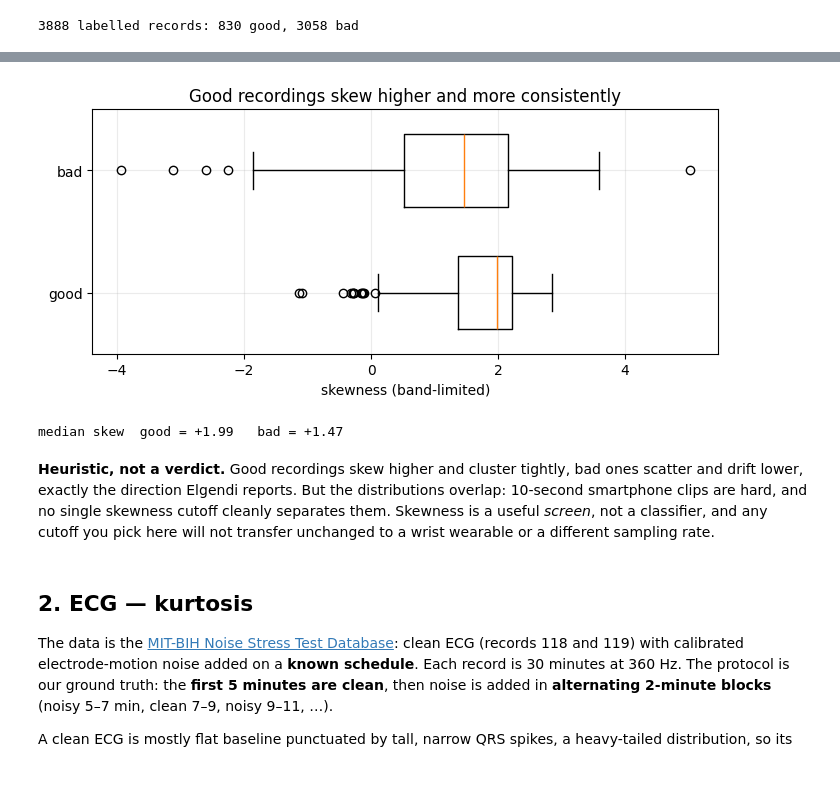
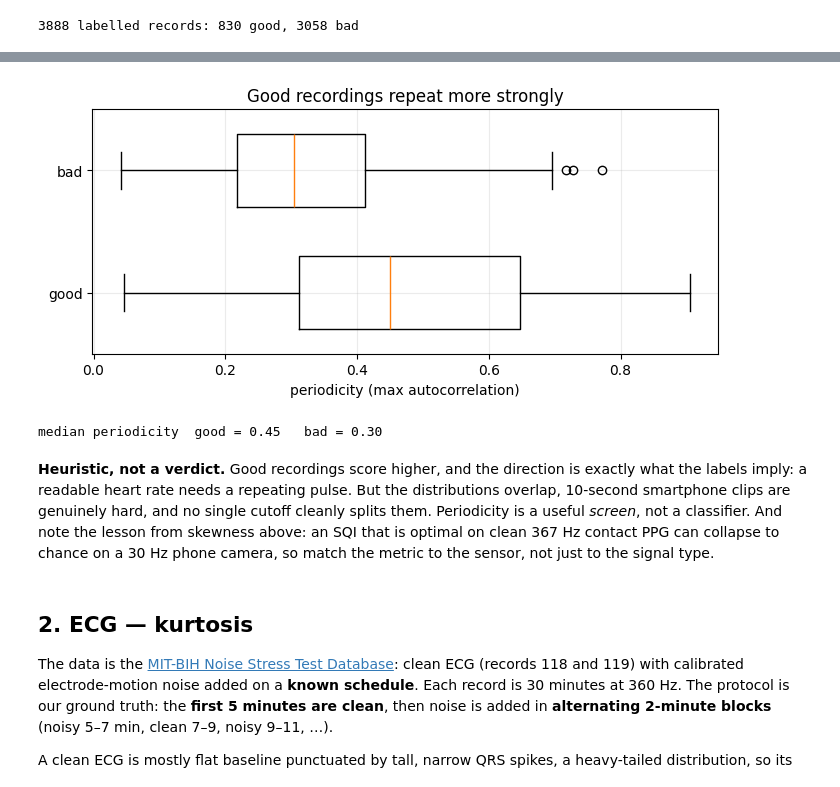
Before and after one commit to KimjiP/signal-quality-assessment, a Jupyter notebook: signal_quality.ipynb, the cells around one changed output, grey strips where cells are left out. Drawn from its saved outputs; the diff is of its cells as text; code cells hidden in the pictures.

```diff
--- a/signal_quality.ipynb
+++ b/signal_quality.ipynb
@@ -138,31 +155,31 @@ Bad-labelled  114054:  skew = -2.74
 # %%
-# Payoff: does skewness agree with the expert labels across many records?
+# Payoff: does periodicity agree with the expert labels across many records?
 rng = np.random.default_rng(0)
 good_ids = [i for i in labels if labels[i] == 1]
 bad_ids  = [i for i in labels if labels[i] == 0]
-sample = lambda ids: [ppg_skew_sqi(load_ppg(i))
-                      for i in rng.choice(ids, 300, replace=False)]
-good_skew, bad_skew = sample(good_ids), sample(bad_ids)
+sample = lambda ids: [ppg_sqi(i) for i in rng.choice(ids, 300, replace=False)]
+good_sqi, bad_sqi = sample(good_ids), sample(bad_ids)
 
 fig, ax = plt.subplots(figsize=(7, 3.4))
-ax.boxplot([good_skew, bad_skew], vert=False, widths=0.6)
+ax.boxplot([good_sqi, bad_sqi], vert=False, widths=0.6)
 ax.set_yticks([1, 2]); ax.set_yticklabels(["good", "bad"])
-ax.set_xlabel("skewness (band-limited)")
-ax.set_title("Good recordings skew higher and more consistently")
+ax.set_xlabel("periodicity (max autocorrelation)")
+ax.set_title("Good recordings repeat more strongly")
 plt.tight_layout(); plt.show()
 
-print(f"median skew  good = {np.median(good_skew):+.2f}   "
-      f"bad = {np.median(bad_skew):+.2f}")
+print(f"median periodicity  good = {np.median(good_sqi):.2f}   "
+      f"bad = {np.median(bad_sqi):.2f}")
 # %% [output]
-[figure, old version]
+[figure, new version]
-median skew  good = +1.99   bad = +1.47
+median periodicity  good = 0.45   bad = 0.30
-# %% [markdown]
-**Heuristic, not a verdict.** Good recordings skew higher and cluster
-tightly, bad ones scatter and drift lower, exactly the direction Elgendi
-reports. But the distributions overlap: 10-second smartphone clips are hard, and
-no single skewness cutoff cleanly separates them. Skewness is a useful *screen*,
-not a classifier, and any cutoff you pick here will not transfer unchanged to a
-wrist wearable or a different sampling rate.
+# %% [markdown]
+**Heuristic, not a verdict.** Good recordings score higher, and the direction
+is exactly what the labels imply: a readable heart rate needs a repeating pulse.
+But the distributions overlap, 10-second smartphone clips are genuinely hard, and
+no single cutoff cleanly splits them. Periodicity is a useful *screen*, not a
+classifier. And note the lesson from skewness above: an SQI that is optimal on
+clean 367 Hz contact PPG can collapse to chance on a 30 Hz phone camera, so match
+the metric to the sensor, not just to the signal type.
 # %% [markdown]
 ## 2. ECG &mdash; kurtosis
 
```
Also changed, not shown: parts of 7 cells of this notebook, 1 other file.
